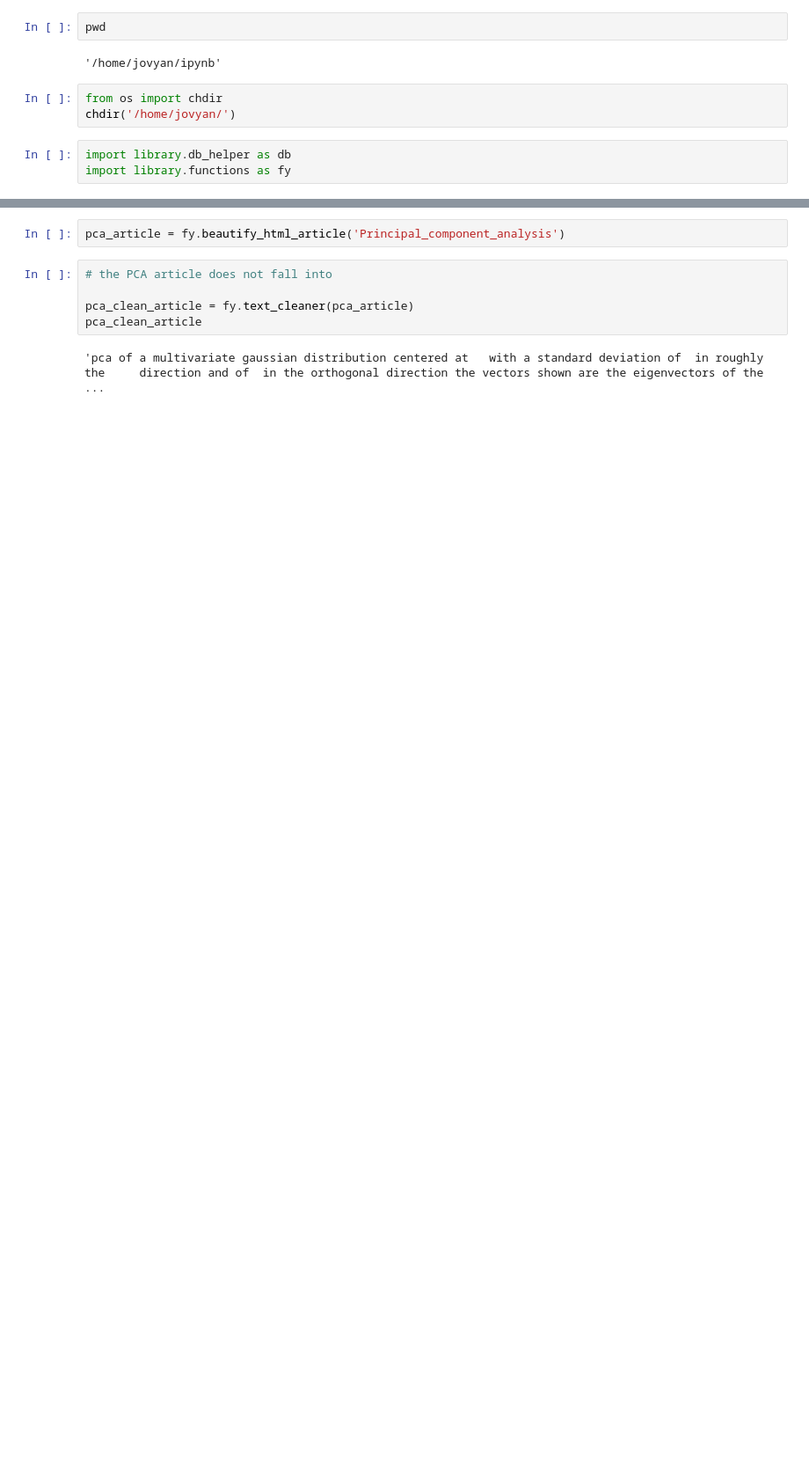
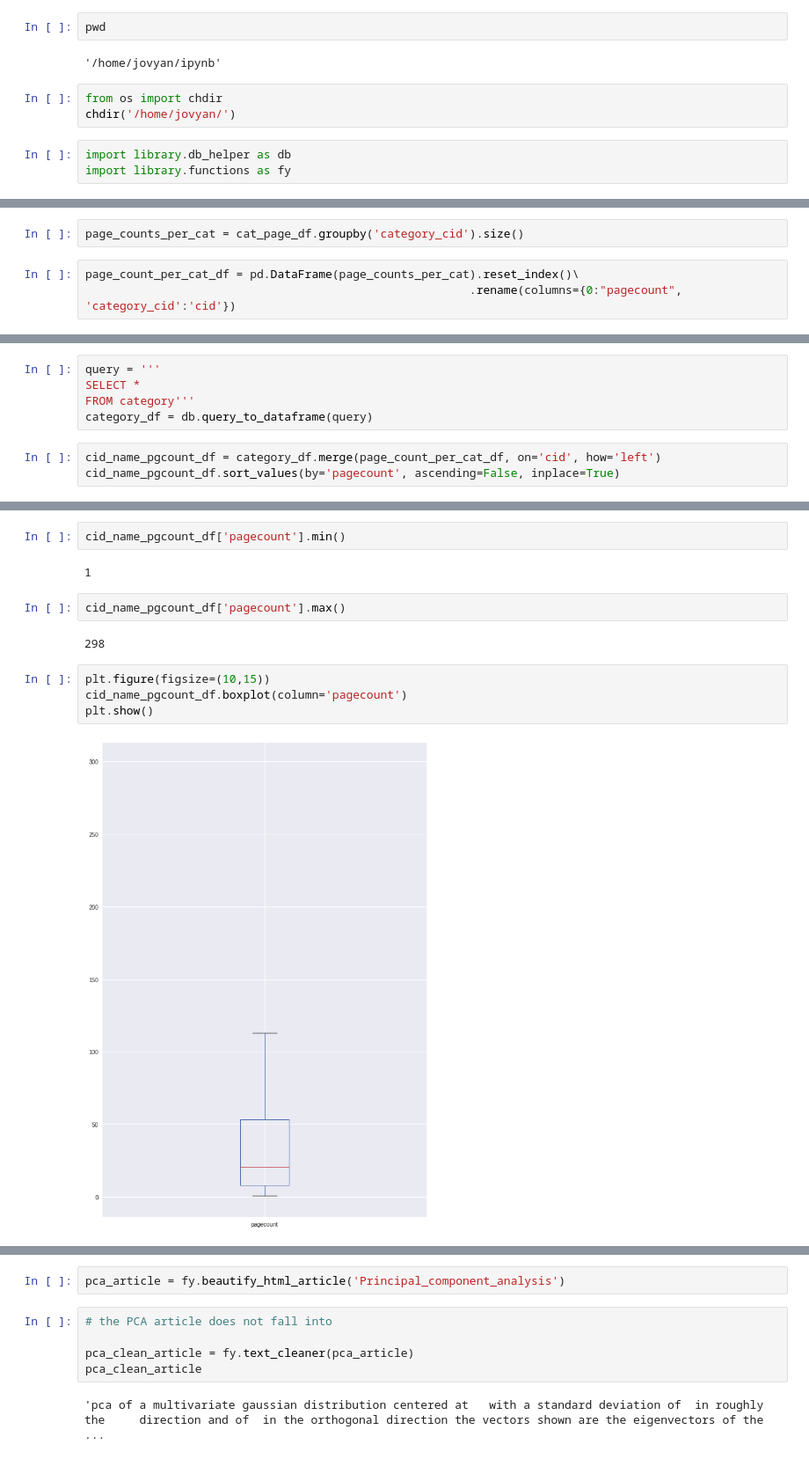
Before and after one commit to datascience-sakshi/Wikipedia_NLP_and_Semantic_Search, a Jupyter notebook: ipynb/Project_4_Part03-Predictive_Category_Model.ipynb, the cells around one changed output, grey strips where cells are left out. Shown: that part at 88% size. Saved outputs shown, nothing was run; the diff lists cells and outputs as text; blank space fills up the shorter version.

```diff
--- a/ipynb/Project_4_Part03-Predictive_Category_Model.ipynb
+++ b/ipynb/Project_4_Part03-Predictive_Category_Model.ipynb
@@ -64,0 +57,5 @@ cat_page_df.sample(5)
+# %%
+page_counts_per_cat = cat_page_df.groupby('category_cid').size()
+# %%
+page_count_per_cat_df = pd.DataFrame(page_counts_per_cat).reset_index()\
+                                                        .rename(columns={0:"pagecount", 'category_cid':'cid'})
@@ -64,0 +71,8 @@ cat_page_df.sample(5)
+# %%
+query = '''
+SELECT *
+FROM category'''
+category_df = db.query_to_dataframe(query)
+# %%
+cid_name_pgcount_df = category_df.merge(page_count_per_cat_df, on='cid', how='left')
+cid_name_pgcount_df.sort_values(by='pagecount', ascending=False, inplace=True)
@@ -64,0 +95,14 @@ cat_page_df.sample(5)
+# %%
+cid_name_pgcount_df['pagecount'].min()
+# %% [output]
+1
+# %%
+cid_name_pgcount_df['pagecount'].max()
+# %% [output]
+298
+# %%
+plt.figure(figsize=(10,15))
+cid_name_pgcount_df.boxplot(column='pagecount')
+plt.show()
+# %% [output]
+[figure, added]
```
Also changed, not shown: parts of 28 cells of this notebook, 3 other files.
